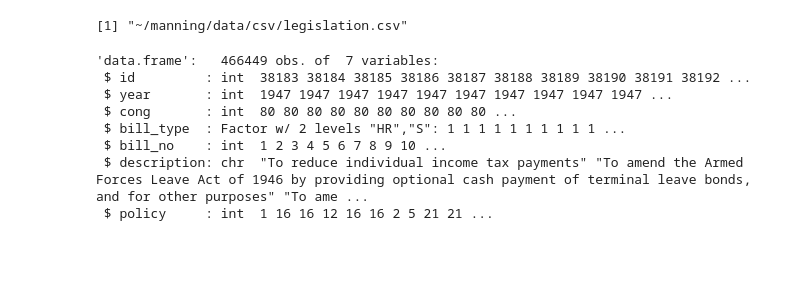
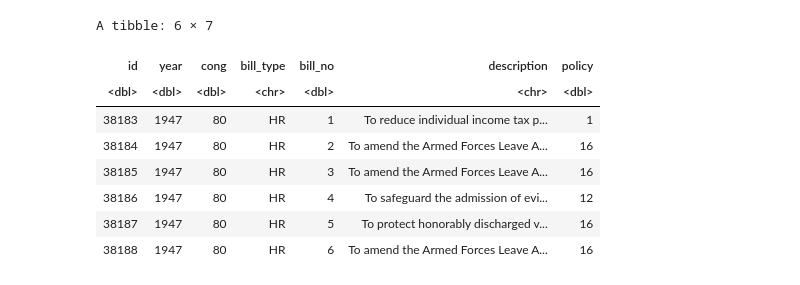
Before and after one commit to pallabee/EDA-for-Text-using-R, a Jupyter notebook: Inspecting_data.ipynb, the cells around one changed output. Cells and saved outputs as stored; diff of their text form; code cells hidden in the pictures; blank space fills up the shorter version.

```diff
--- a/Inspecting_data.ipynb
+++ b/Inspecting_data.ipynb
@@ -1,7 +18,3 @@
 # %%
 path <- file.path("~","manning/data/csv","legislation.csv")
-# %%
-path
-# %% [output]
-[1] "~/manning/data/csv/legislation.csv"
 # %%
@@ -10,11 +22,0 @@ df <- read.csv(path, stringsAsFactors=FALSE,
-# %%
-str(df)
-# %% [output]
-'data.frame':   466449 obs. of  7 variables:
- $ id         : int  38183 38184 38185 38186 38187 38188 38189 38190 38191 38192 ...
- $ year       : int  1947 1947 1947 1947 1947 1947 1947 1947 1947 1947 ...
- $ cong       : int  80 80 80 80 80 80 80 80 80 80 ...
- $ bill_type  : Factor w/ 2 levels "HR","S": 1 1 1 1 1 1 1 1 1 1 ...
- $ bill_no    : int  1 2 3 4 5 6 7 8 9 10 ...
- $ description: chr  "To reduce individual income tax payments" "To amend the Armed Forces Leave Act of 1946 by providing optional cash payment of terminal leave bonds, and for other purposes" "To ame ...
- $ policy     : int  1 16 16 12 16 16 2 5 21 21 ...
@@ -20,0 +27,13 @@ str(df)
+# %%
+df2 = read_csv(path,show_col_types = FALSE)
+head(df2)
+# %% [output]
+A tibble: 6 × 7
+| id | year | cong | bill_type | bill_no | description | policy |
+| <dbl> | <dbl> | <dbl> | <chr> | <dbl> | <chr> | <dbl> |
+| 38183 | 1947 | 80 | HR | 1 | To reduce individual income tax p... | 1 |
+| 38184 | 1947 | 80 | HR | 2 | To amend the Armed Forces Leave A... | 16 |
+| 38185 | 1947 | 80 | HR | 3 | To amend the Armed Forces Leave A... | 16 |
+| 38186 | 1947 | 80 | HR | 4 | To safeguard the admission of evi... | 12 |
+| 38187 | 1947 | 80 | HR | 5 | To protect honorably discharged v... | 16 |
+| 38188 | 1947 | 80 | HR | 6 | To amend the Armed Forces Leave A... | 16 |
```
Also changed, not shown: parts of 21 cells of this notebook.
